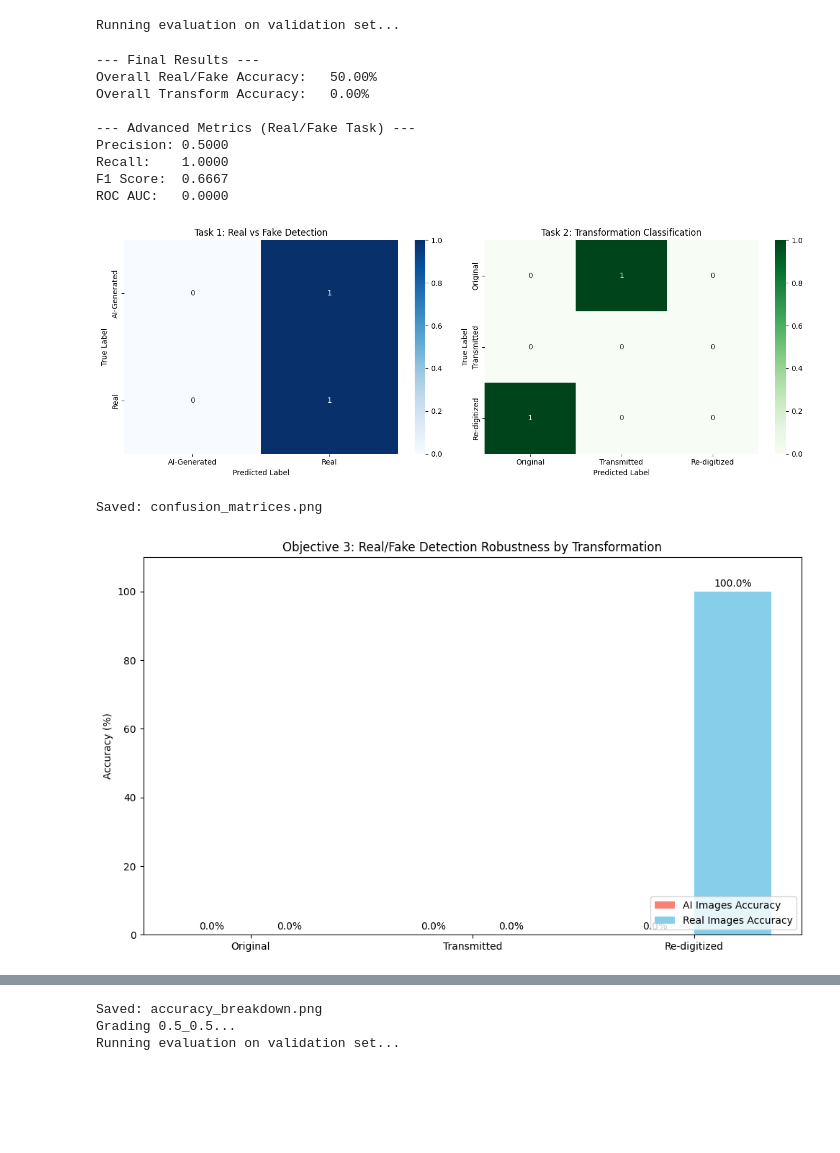
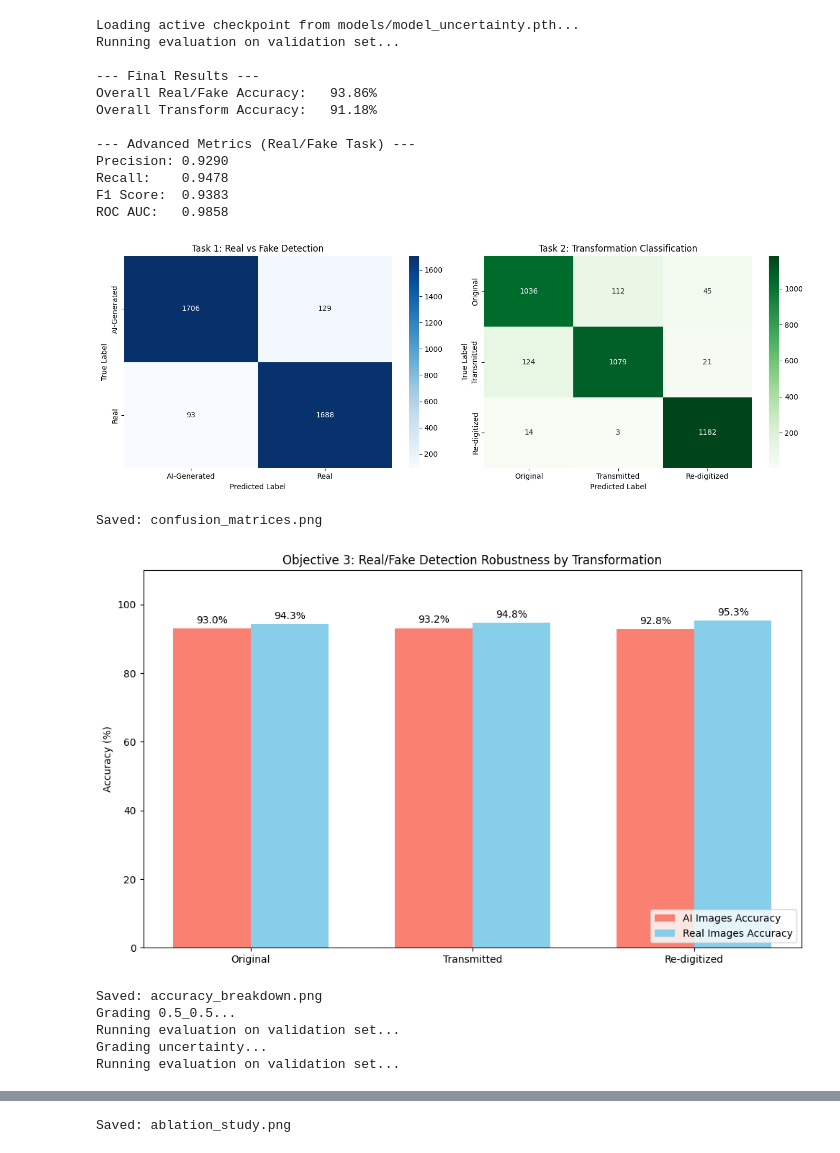
Before and after one commit to francescoinnocenzi/DeepFakeDetection, a Jupyter notebook: main.ipynb, the cells around one changed output, grey strips where cells are left out. Drawn from its saved outputs; the diff is of its cells as text; code cells hidden in the pictures; blank space fills up the shorter version.

Commit message:
Execution model_uncertainty + fix plot

```diff
--- a/main.ipynb
+++ b/main.ipynb
@@ -121,52 +125,63 @@ Early stopping triggered! Moving to next weight combination.
 ========================================
 # %%
+import os
 import torch
+import importlib
+import src.evaluation.visualizer as visualizer
+#importlib.reload(visualizer)
+from src.globals import LOSS_TYPE
 from src.train.loops import MultiTaskModel
 from src.evaluation.visualizer import evaluate_model, plot_ablation_study
 
 best_model = MultiTaskModel().to(device)
 
-best_model.load_state_dict(torch.load("models/model_05_05.pth", map_location=device))
+# 1. Evaluate the active model checkpoint corresponding to LOSS_TYPE
+model_path = "models/model_uncertainty.pth" if LOSS_TYPE == 'uncertainty' else "models/model_05_05.pth"
+print(f"Loading active checkpoint from {model_path}...")
+best_model.load_state_dict(torch.load(model_path, map_location=device))
 
 evaluate_model(best_model, test_loader, device)
 
-# Plot the ablation study
-model_files = {
+# 2. Plot the ablation study comparing available model checkpoints
+available_models = {
     #'1.0_0.0': 'models/model_10_00.pth',
     #'0.0_1.0': 'models/model_00_10.pth',
     '0.5_0.5': 'models/model_05_05.pth',
     #'0.8_0.2': 'models/model_08_02.pth',
-    #'0.2_0.8': 'models/model_02_08.pth'
+    #'0.2_0.8': 'models/model_02_08.pth',
+    'uncertainty': 'models/model_uncertainty.pth'
 }
 
 real_ablation_results = {}
 
-for weight_key, file_path in model_files.items():
-    print(f"Grading {weight_key}...")
+for weight_key, file_path in available_models.items():
+    if os.path.exists(file_path):
+        print(f"Grading {weight_key}...")
+        temp_model = MultiTaskModel().to(device)
+        temp_model.load_state_dict(torch.load(file_path, map_location=device))
+        acc_rf, acc_trans = evaluate_model(temp_model, test_loader, device, quiet_mode=True)
+        real_ablation_results[weight_key] = (acc_rf * 100, acc_trans * 100)
 
-    # Load each saved model one by one
-    temp_model = MultiTaskModel().to(device)
-    temp_model.load_state_dict(torch.load(file_path, map_location=device))
-
-    # Run the validation loop to get the real accuracies
-    acc_rf, acc_trans = evaluate_model(temp_model, test_loader, device, quiet_mode=True)
-
-    # Save to your dictionary automatically
-    real_ablation_results[weight_key] = (acc_rf * 100, acc_trans * 100)
-
-# 5. Draw the final graph using your real data!
-# plot_ablation_study(real_ablation_results)
+# Draw the final graph comparing all available models
+plot_ablation_study(real_ablation_results)
 # %% [output]
+Loading active checkpoint from models/model_uncertainty.pth...
 Running evaluation on validation set...
+
+--- Final Results ---
+Overall Real/Fake Accuracy:   93.86%
+Overall Transform Accuracy:   91.18%
+
+--- Advanced Metrics (Real/Fake Task) ---
+Precision: 0.9290
+Recall:    0.9478
+F1 Score:  0.9383
+ROC AUC:   0.9858
+[figure, new version]
---- Final Results ---
-Overall Real/Fake Accuracy:   50.00%
-Overall Transform Accuracy:   0.00%
-
---- Advanced Metrics (Real/Fake Task) ---
-Precision: 0.5000
-Recall:    1.0000
-F1 Score:  0.6667
-ROC AUC:   0.0000
+Saved: confusion_matrices.png
-[figure, old version]
+[figure, new version]
-Saved: confusion_matrices.png
+Saved: accuracy_breakdown.png
+Grading 0.5_0.5...
+Running evaluation on validation set...
+Grading uncertainty...
+Running evaluation on validation set...
-[figure, old version]
@@ -173,3 +189 @@ Saved: confusion_matrices.png
-Saved: accuracy_breakdown.png
-Grading 0.5_0.5...
-Running evaluation on validation set...
+Saved: ablation_study.png
```
Also changed, not shown: parts of 5 cells of this notebook, 3 other files.
